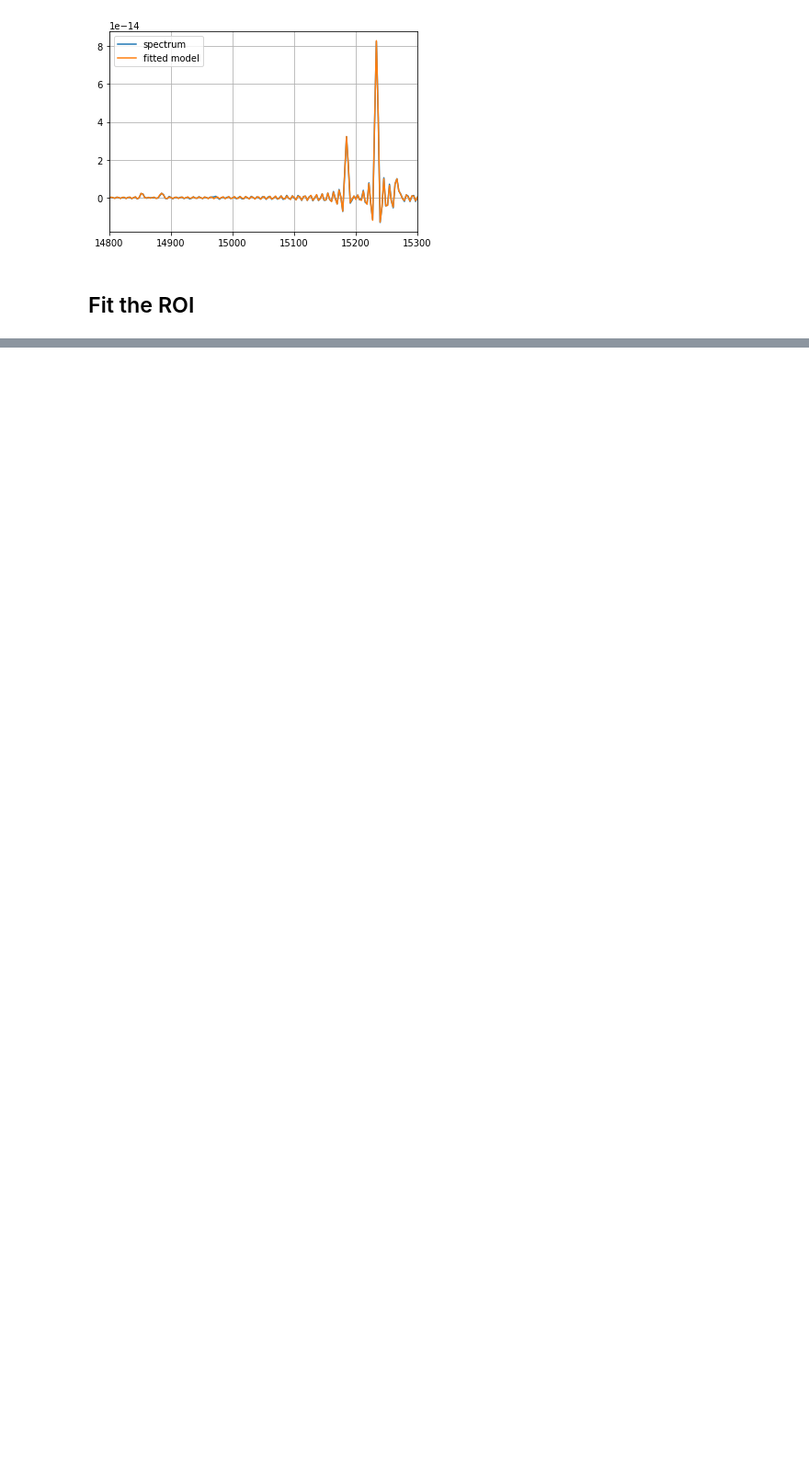
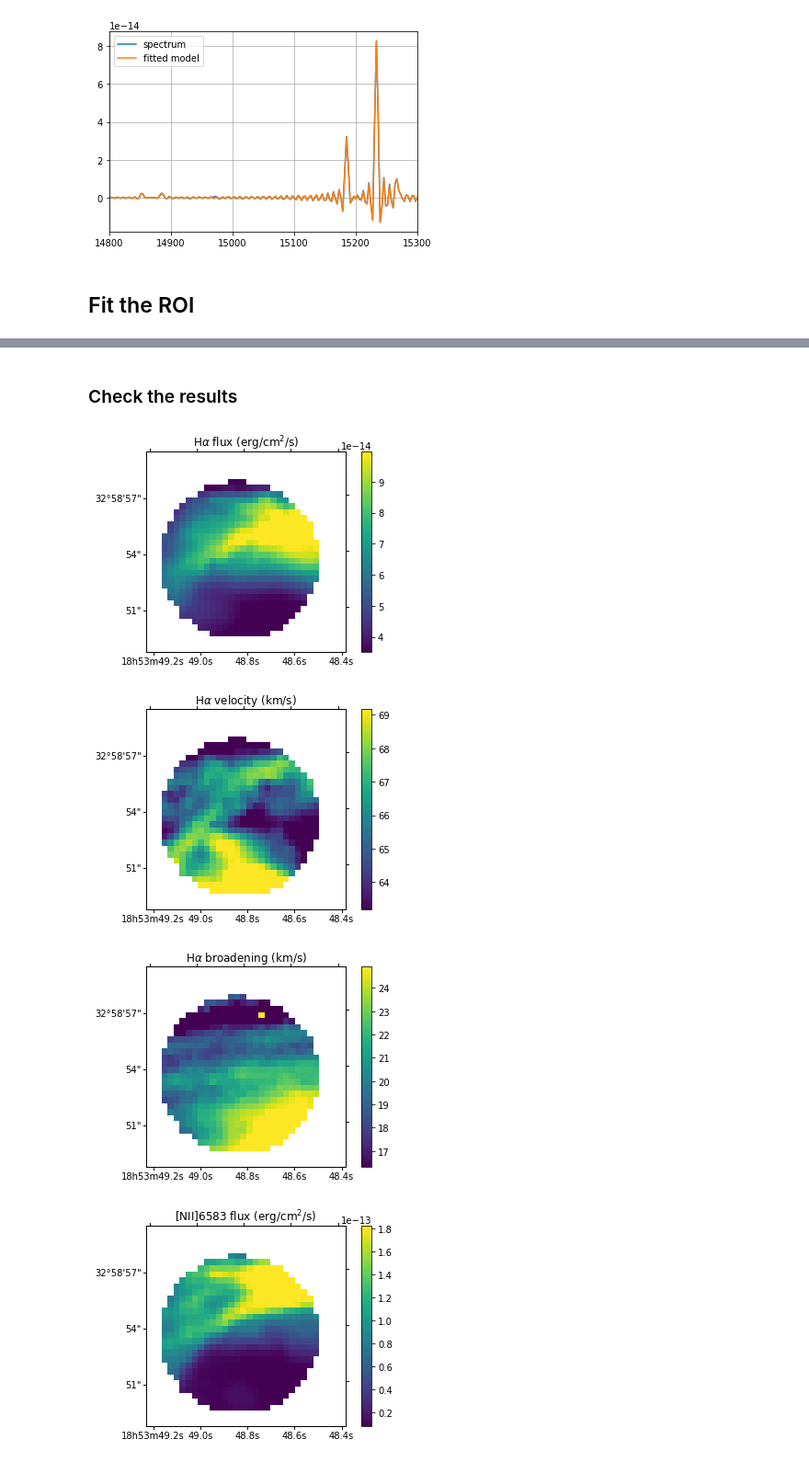
Before and after one commit to thomasorb/orcs, a Jupyter notebook: docs/script_example_fit_region.ipynb, the cells around one changed output, grey strips where cells are left out. Shown: that part at 92% size. Saved outputs shown, nothing was run; the diff lists cells and outputs as text; code cells hidden in the pictures; blank space fills up the shorter version.

```diff
--- a/docs/script_example_fit_region.ipynb
+++ b/docs/script_example_fit_region.ipynb
@@ -153,0 +189,29 @@ We are ready to fit all the spectra in the defined ROI.
+# %% [markdown]
+###  Check the results
+# %%
+def show_map(path, title):
+    fig = pl.figure()
+    ax = fig.add_subplot(111, projection=cube.get_wcs())
+    ax.coords[0].set_major_formatter('hh:mm:ss.s')
+    ax.coords[1].set_major_formatter('dd:mm:ss')
+    _map = orb.utils.io.read_fits(path)
+    pl.imshow(_map.T, origin='bottom-left',
+              vmin=np.nanpercentile(_map, 10),
+              vmax=np.nanpercentile(_map, 90))
+    pl.xlim((700/3,800/3))
+    pl.ylim((850/3,950/3))
+    pl.colorbar()
+    pl.title(title)
+
+show_map('M57_SN3.1.0.ORCS/MAPS/M57_SN3.1.0.LineMaps.map.6563.3x3.flux.fits', r'H$\alpha$ flux (erg/cm$^2$/s)')
+show_map('M57_SN3.1.0.ORCS/MAPS/M57_SN3.1.0.LineMaps.map.6563.3x3.velocity.fits', r'H$\alpha$ velocity (km/s)')
+show_map('M57_SN3.1.0.ORCS/MAPS/M57_SN3.1.0.LineMaps.map.6563.3x3.sigma.fits', r'H$\alpha$ broadening (km/s)')
+
+show_map('M57_SN3.1.0.ORCS/MAPS/M57_SN3.1.0.LineMaps.map.6583.3x3.flux.fits', r'[NII]6583 flux (erg/cm$^2$/s)')
+show_map('M57_SN3.1.0.ORCS/MAPS/M57_SN3.1.0.LineMaps.map.6583.3x3.velocity.fits', r'[NII]6583 velocity (km/s)')
+show_map('M57_SN3.1.0.ORCS/MAPS/M57_SN3.1.0.LineMaps.map.6583.3x3.sigma.fits', r'[NII]6583 broadening (km/s)')
+# %% [output]
+[figure, added]
+[figure, added]
+[figure, added]
+[figure, added]
```
Also changed, not shown: parts of 10 cells of this notebook.
